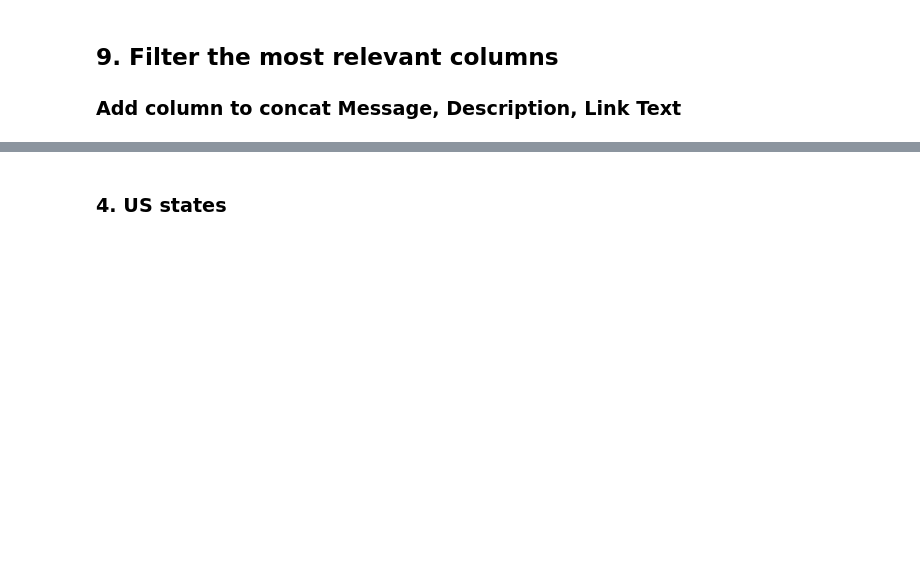
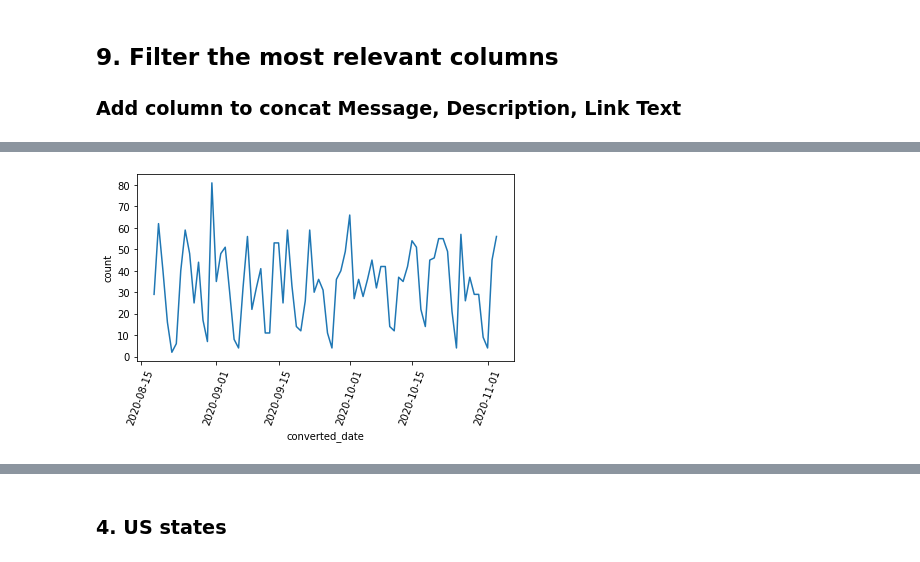
Before and after one commit to saviaga/Latinx2020, a Jupyter notebook: Latinx2020_FB_Content-Analysis-Community.ipynb, the cells around one changed output, grey strips where cells are left out. Cells and saved outputs as stored; diff of their text form; code cells hidden in the pictures; blank space fills up the shorter version.

```diff
--- a/Latinx2020_FB_Content-Analysis-Community.ipynb
+++ b/Latinx2020_FB_Content-Analysis-Community.ipynb
@@ -80,10 +127,15 @@ posts['converted_date']
 # %%
 posts['converted_date']=posts['converted_date'].dt.date
 # %%
-import matplotlib.pyplot as plt
-group_date = posts.groupby('converted_date').agg({'Facebook Id':'count'}).reset_index()
-group_date
-plt.scatter(group_date['converted_date'],group_date['Facebook Id'] )
-plt.show()
+import seaborn as sns
+#pd.set_option('display.max_rows', None)
+group_date = posts.groupby('converted_date').agg({'Facebook Id':'count'}).reset_index().rename(columns={'Facebook Id':'count'})
+group_date.to_csv('Community_Groups_Counts.csv',index = False)
+# %%
+sns.lineplot(data=group_date, x='converted_date', y='count')
+plt.xticks(rotation=70)
+plt.tight_layout()
+# %% [output]
+[figure, added]
 # %%
 posts[posts['Link Text'].str.lower().str.contains("í", na = False)].head(1)
```
Also changed, not shown: parts of 50 cells of this notebook, 2 other files.
